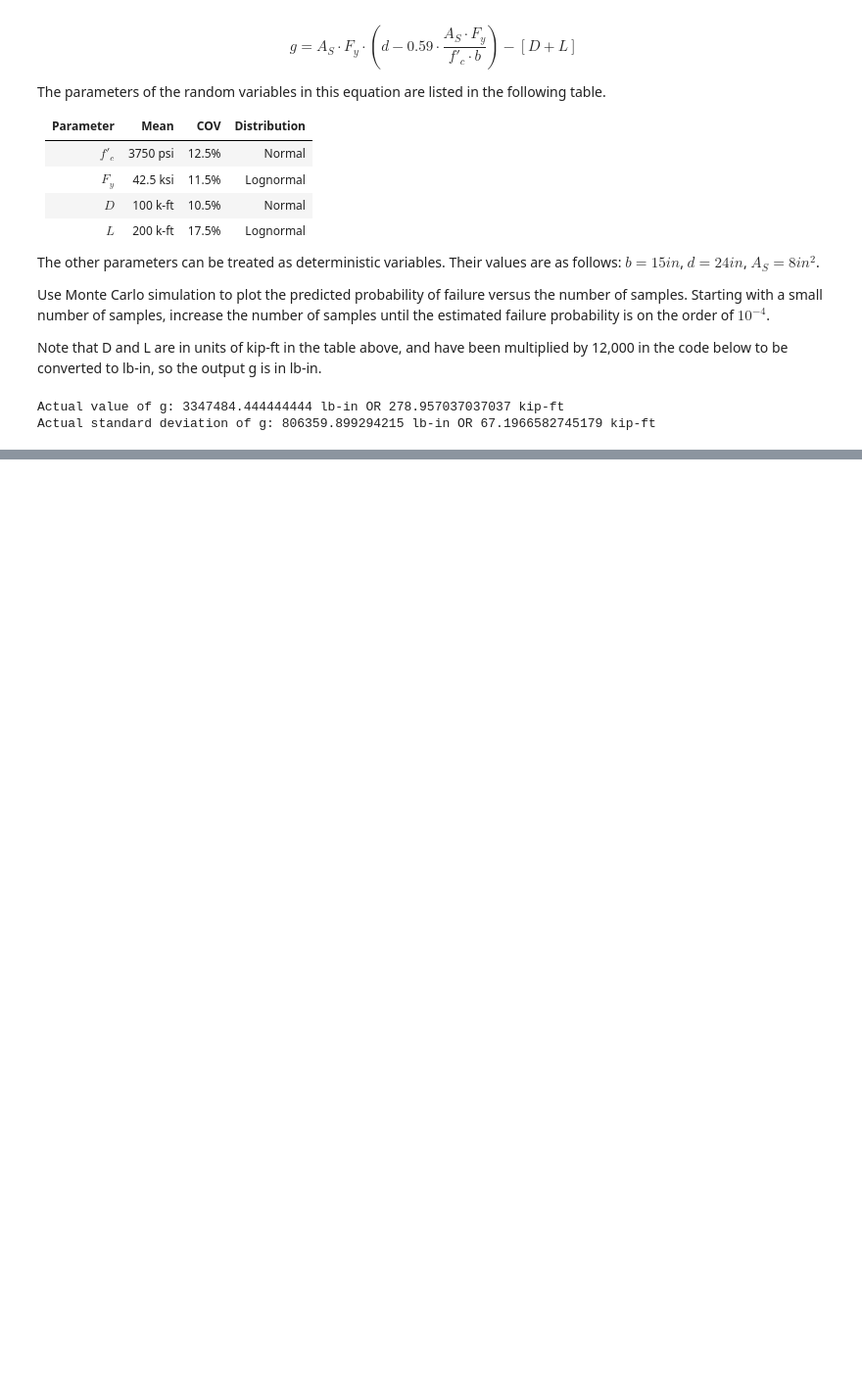
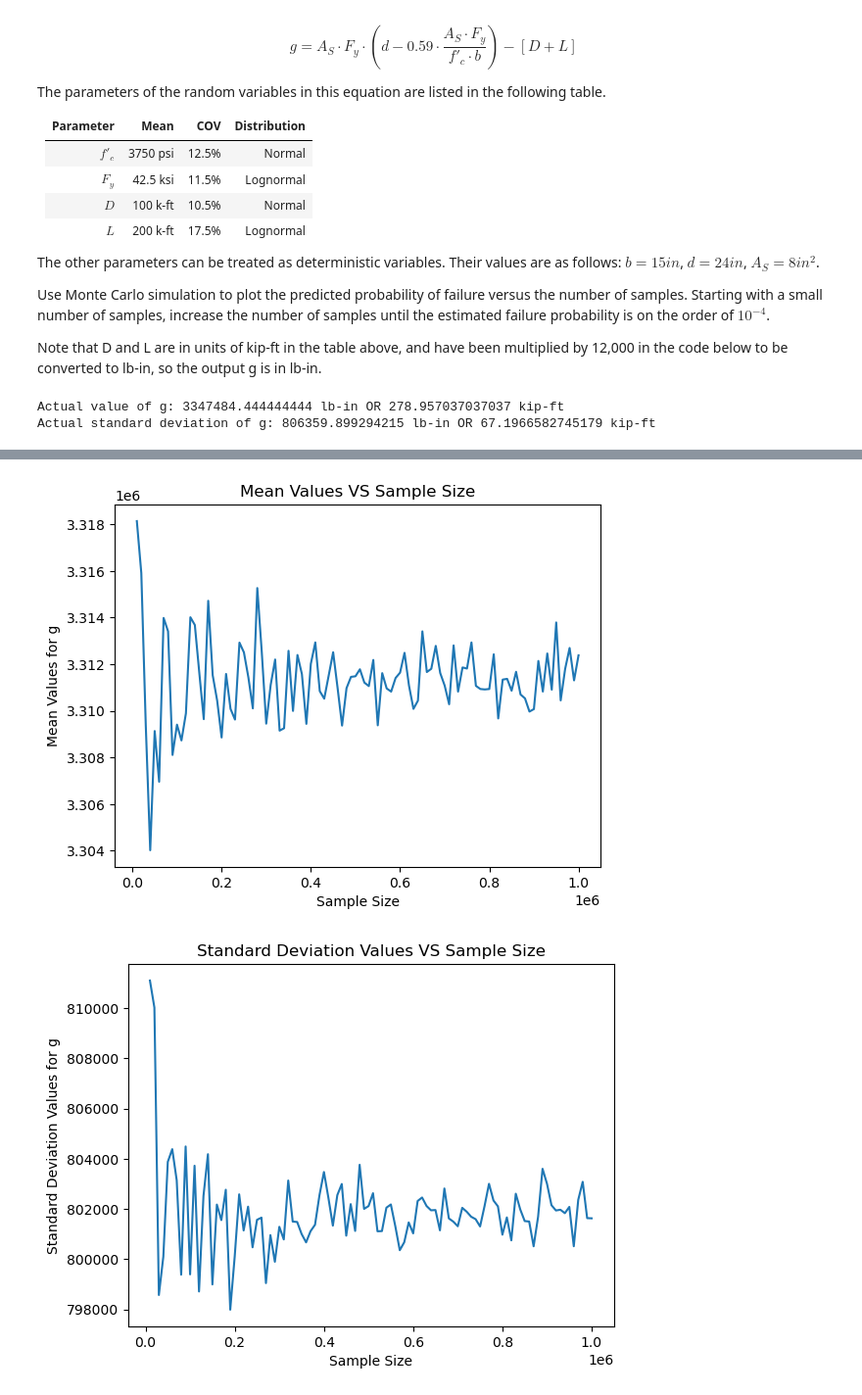
Before and after one commit to julia-ehlers/AREN-8940-infra-comm-resilience, a Jupyter notebook: homework-2/homework-2.ipynb, the cells around one changed output, grey strips where cells are left out. Shown at 98% size. Drawn from its saved outputs; the diff is of its cells as text; code cells hidden in the pictures; blank space fills up the shorter version.

```diff
--- a/homework-2/homework-2.ipynb
+++ b/homework-2/homework-2.ipynb
@@ -246,7 +246,7 @@ def monte_carlo_simulation(ns, mu_fc, COV_fc, mu_Fy, COV_Fy, mu_D, COV_D, mu_L,
 
     # Find mean and standard deviation of the distribution of g values.
     mu_g = np.mean(g_dist)
-    sigma_g = np.mean(g_dist)
+    sigma_g = np.std(g_dist)
 
     return ns, mu_g, sigma_g
 # %%
@@ -377,0 +350,30 @@ L_ln_mean = math.log(L_mean) - (0.5 * (L_ln_stddev**2))
+# %%
+# MAIN BODY OF CODE: Sample Size VS g Values
+
+# Define sample sizes to test and empty arrays for average and standard deviation.
+sample_nums = np.linspace(start = 10000, stop = 1000000, num = 100)
+output_means = []
+output_stddev = []
+
+# Use a for loop to run the Monte Carlo simulation multiple times.
+for i in sample_nums:
+    ns, mu_g, sigma_g = monte_carlo_simulation(int(i), mu_fc=fc_mean, COV_fc=fc_COV, mu_Fy=Fy_mean, COV_Fy=Fy_COV, mu_D=D_mean, COV_D=D_COV, mu_L=L_mean, COV_L=L_COV)
+    output_means.append(mu_g)
+    output_stddev.append(sigma_g)
+
+# Plot average values VS sample size.
+plt.plot(sample_nums, output_means)
+plt.xlabel('Sample Size')
+plt.ylabel('Mean Values for g')
+plt.title('Mean Values VS Sample Size')
+plt.show()
+
+# Plot standard deviation values VS sample size.
+plt.plot(sample_nums, output_stddev)
+plt.xlabel('Sample Size')
+plt.ylabel('Standard Deviation Values for g')
+plt.title('Standard Deviation Values VS Sample Size')
+plt.show()
+# %% [output]
+[figure, added]
+[figure, added]
```
Also changed, not shown: parts of 3 cells of this notebook.
